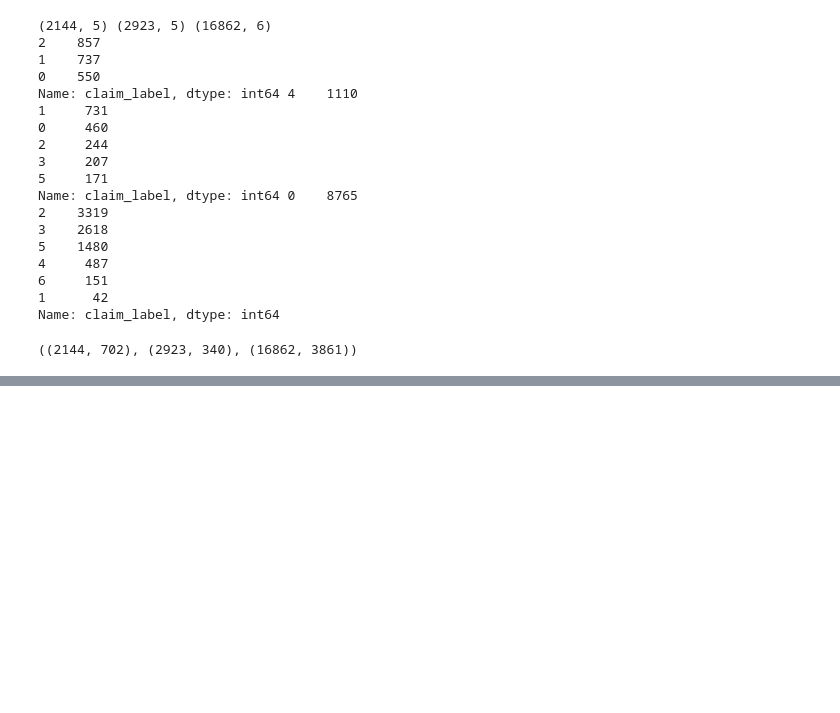
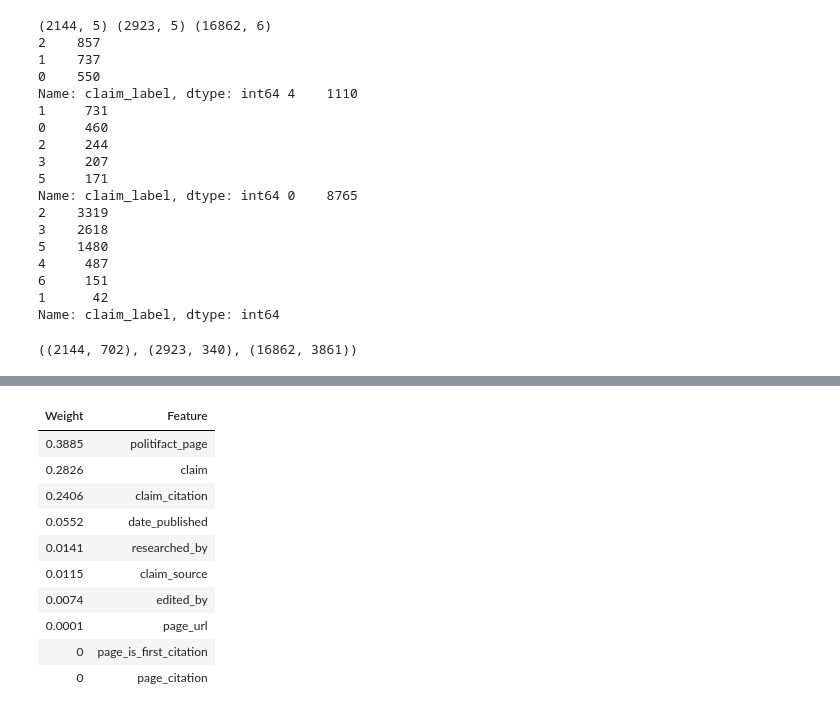
Before and after one commit to Enquisidor/chkr, a Jupyter notebook: Initial Models/Rumor Model.ipynb, the cells around one changed output, grey strips where cells are left out. Saved outputs shown, nothing was run; the diff lists cells and outputs as text; code cells hidden in the pictures; blank space fills up the shorter version.

```diff
--- a/Initial Models/Rumor Model.ipynb
+++ b/Initial Models/Rumor Model.ipynb
@@ -401,0 +408,14 @@ def drop_cat_features(cat, df):
+# %%
+explain_weights_catboost(classifiers[1])
+# %% [output]
+| Weight | Feature |
+| 0.3885 | politifact_page |
+| 0.2826 | claim |
+| 0.2406 | claim_citation |
+| 0.0552 | date_published |
+| 0.0141 | researched_by |
+| 0.0115 | claim_source |
+| 0.0074 | edited_by |
+| 0.0001 | page_url |
+| 0 | page_is_first_citation |
+| 0 | page_citation |
```
Also changed, not shown: parts of 15 cells of this notebook, 8 other files.
